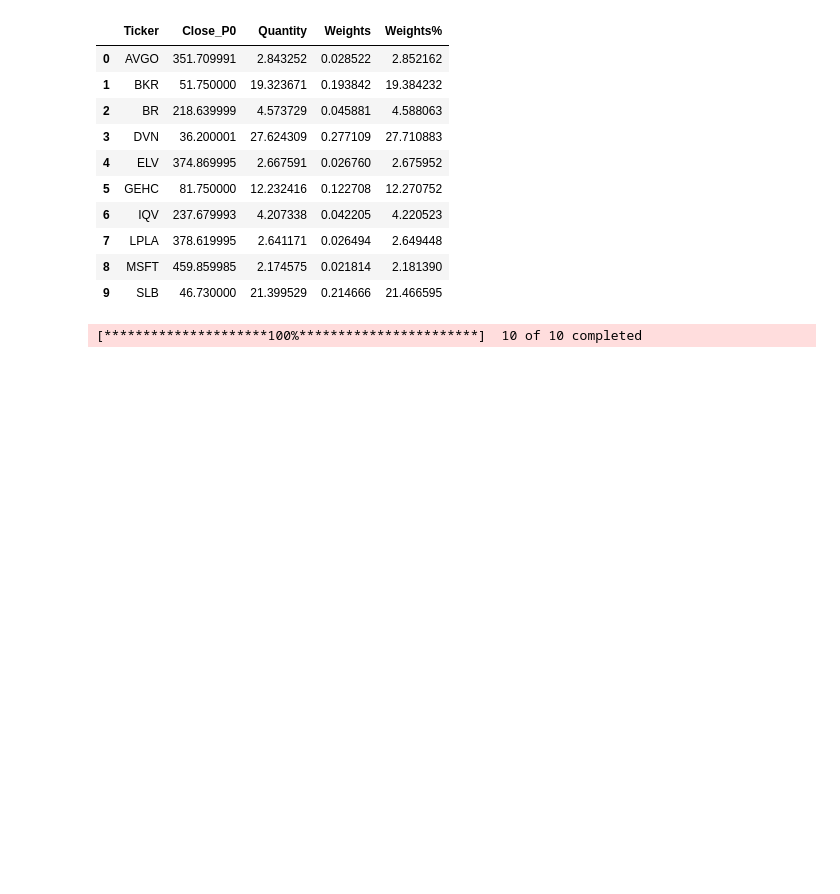
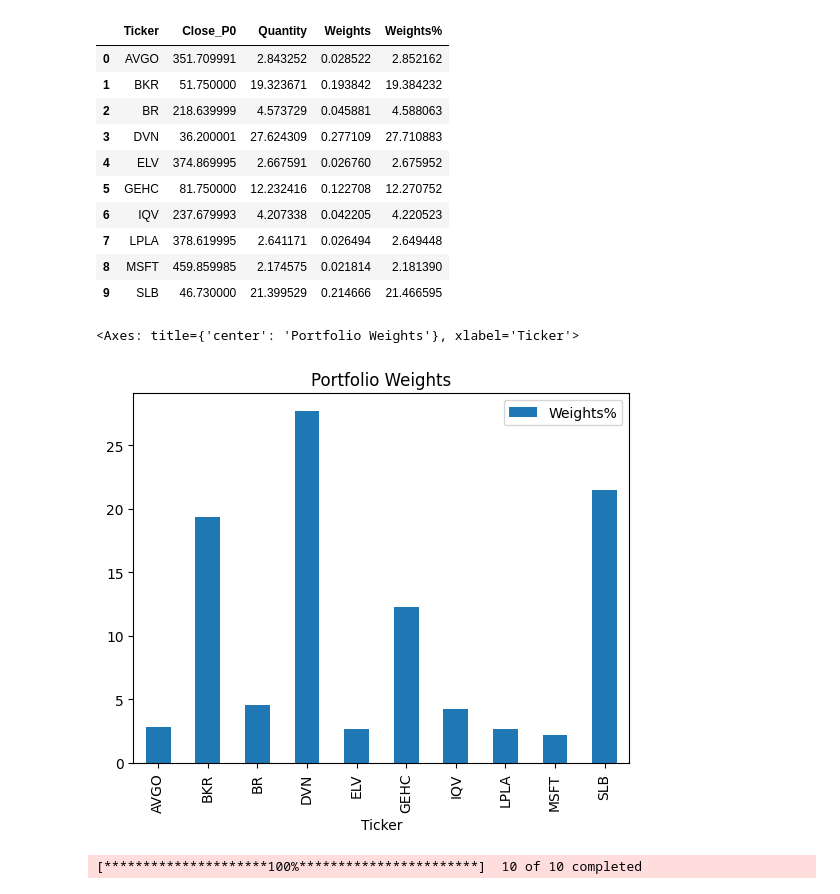
Before and after one commit to AnoopG24/Python_projects, a Jupyter notebook: Morningstar_UVportfolio_tracker1.ipynb, the cells around one changed output. Saved outputs shown, nothing was run; the diff lists cells and outputs as text; code cells hidden in the pictures; blank space fills up the shorter version.

```diff
--- a/Morningstar_UVportfolio_tracker1.ipynb
+++ b/Morningstar_UVportfolio_tracker1.ipynb
@@ -69,6 +43,11 @@ df1
 | 7 | LPLA | 378.619995 | 2.641171 | 0.026494 | 2.649448 |
 | 8 | MSFT | 459.859985 | 2.174575 | 0.021814 | 2.181390 |
 | 9 | SLB | 46.730000 | 21.399529 | 0.214666 | 21.466595 |
+# %%
+df1.plot(kind='bar',x='Ticker',y='Weights%',title='Portfolio Weights')
+# %% [output]
+<Axes: title={'center': 'Portfolio Weights'}, xlabel='Ticker'>
+[figure, added]
 # %%
 # current Date price tracker coded as ff
 # %%
```
Also changed, not shown: parts of 4 cells of this notebook.
